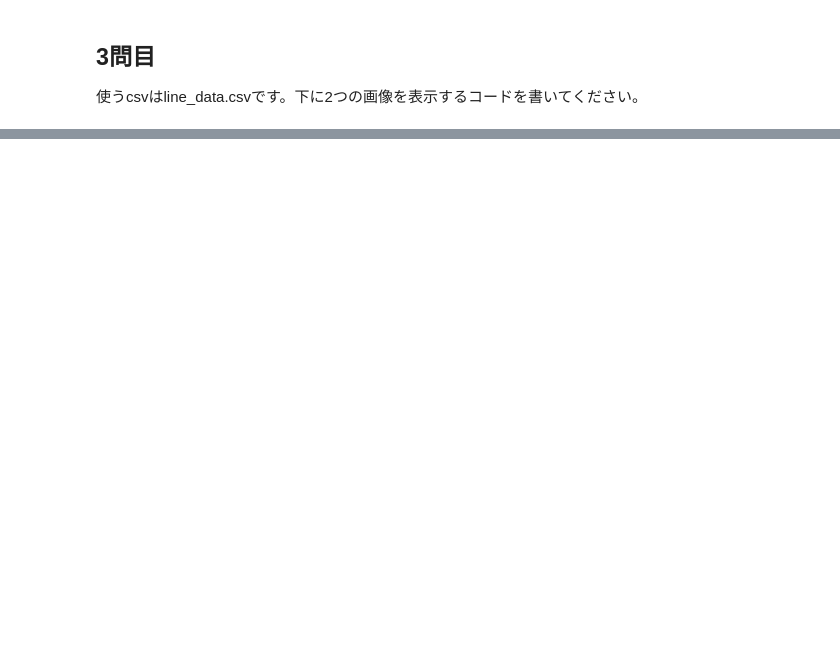
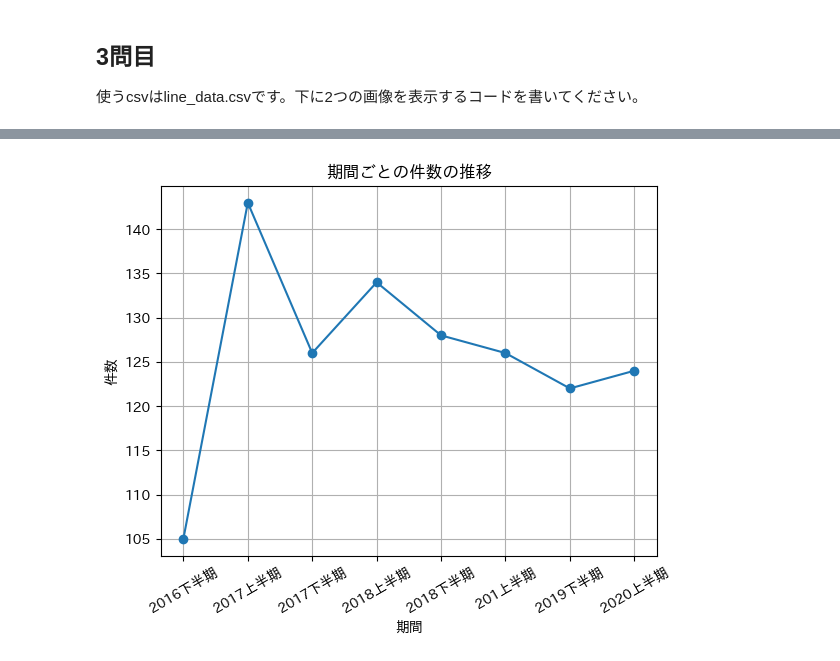
Before and after one commit to Yuka0830/BasicPython, a Jupyter notebook: matplotlib_exercise.ipynb, the cells around one changed output, grey strips where cells are left out. Saved outputs shown, nothing was run; the diff lists cells and outputs as text; code cells hidden in the pictures; blank space fills up the shorter version.

```diff
--- a/matplotlib_exercise.ipynb
+++ b/matplotlib_exercise.ipynb
@@ -39,3 +51,15 @@ plt.legend()
 ![問3_1](./imgs/matplotlib/plot_3_1.png)
 # %% [markdown]
 ![問3_2](./imgs/matplotlib/plot_3_2.png)
+# %%
+df3=pd.read_csv('data/line_data.csv')
+x=df3['期間']
+y=df3['件数']
+plt.plot(x,y,marker="o")
+plt.title('期間ごとの件数の推移')
+plt.xlabel('期間')
+plt.xticks(rotation=30)
+plt.ylabel('件数')
+plt.grid(True)
+# %% [output]
+[figure, added]
```
Also changed, not shown: parts of 2 cells of this notebook.
